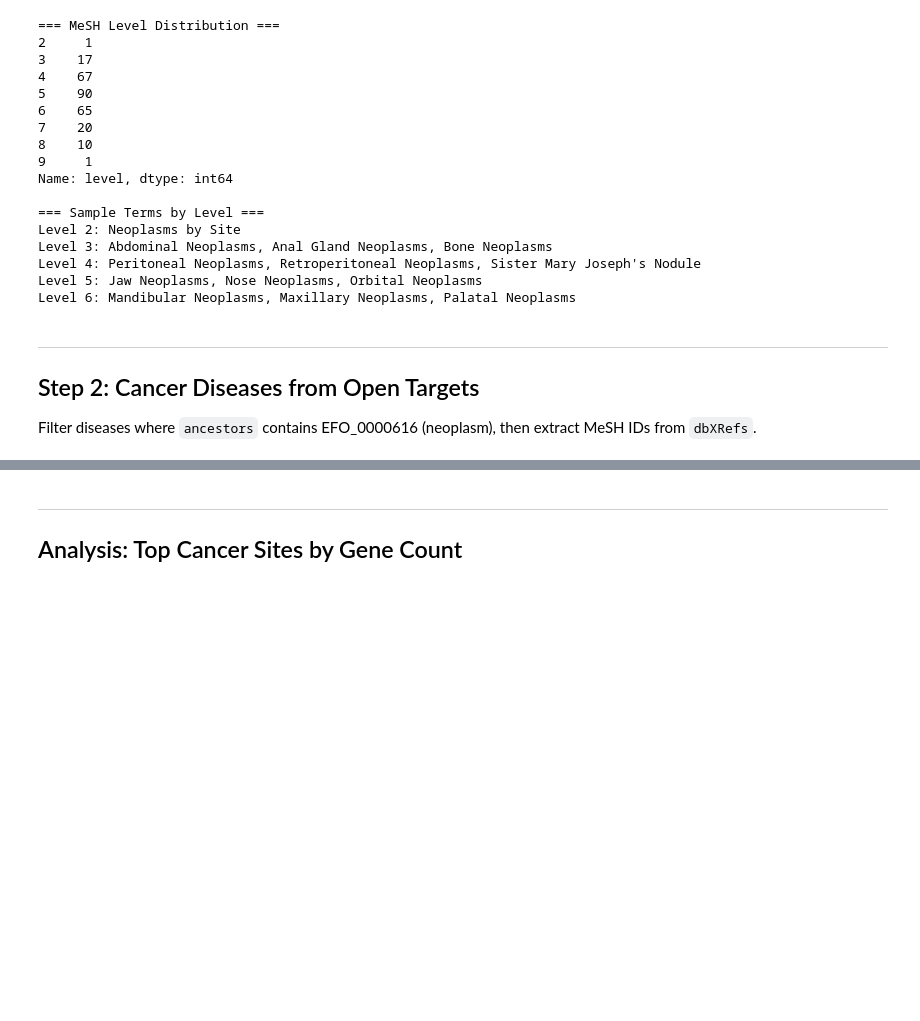
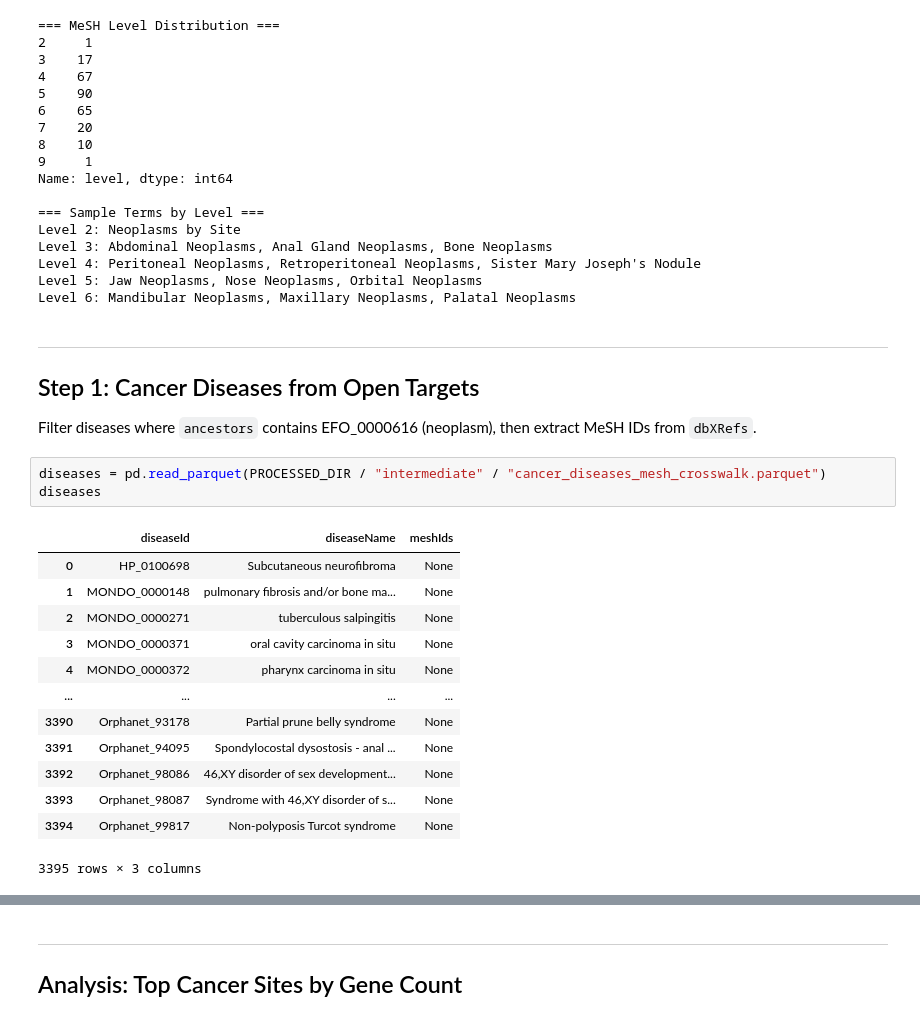
Before and after one commit to cguth7/open-targets-cancer-mesh, a Jupyter notebook: notebooks/pipeline_walkthrough.ipynb, the cells around one changed output, grey strips where cells are left out. Saved outputs shown, nothing was run; the diff lists cells and outputs as text; blank space fills up the shorter version.

```diff
--- a/notebooks/pipeline_walkthrough.ipynb
+++ b/notebooks/pipeline_walkthrough.ipynb
@@ -166,7 +166,24 @@ Level 5: Jaw Neoplasms, Nose Neoplasms, Orbital Neoplasms
 Level 6: Mandibular Neoplasms, Maxillary Neoplasms, Palatal Neoplasms
 # %% [markdown]
 ---
-## Step 2: Cancer Diseases from Open Targets
+## Step 1: Cancer Diseases from Open Targets
 
 Filter diseases where `ancestors` contains EFO_0000616 (neoplasm), then extract MeSH IDs from `dbXRefs`.
+# %%
+diseases = pd.read_parquet(PROCESSED_DIR / "intermediate" / "cancer_diseases_mesh_crosswalk.parquet")
+diseases
+# %% [output]
+|  | diseaseId | diseaseName | meshIds |
+| 0 | HP_0100698 | Subcutaneous neurofibroma | None |
+| 1 | MONDO_0000148 | pulmonary fibrosis and/or bone ma... | None |
+| 2 | MONDO_0000271 | tuberculous salpingitis | None |
+| 3 | MONDO_0000371 | oral cavity carcinoma in situ | None |
+| 4 | MONDO_0000372 | pharynx carcinoma in situ | None |
+| ... | ... | ... | ... |
+| 3390 | Orphanet_93178 | Partial prune belly syndrome | None |
+| 3391 | Orphanet_94095 | Spondylocostal dysostosis - anal ... | None |
+| 3392 | Orphanet_98086 | 46,XY disorder of sex development... | None |
+| 3393 | Orphanet_98087 | Syndrome with 46,XY disorder of s... | None |
+| 3394 | Orphanet_99817 | Non-polyposis Turcot syndrome | None |
+3395 rows × 3 columns
 # %%
```
Also changed, not shown: parts of 7 cells of this notebook, 22 other files.
